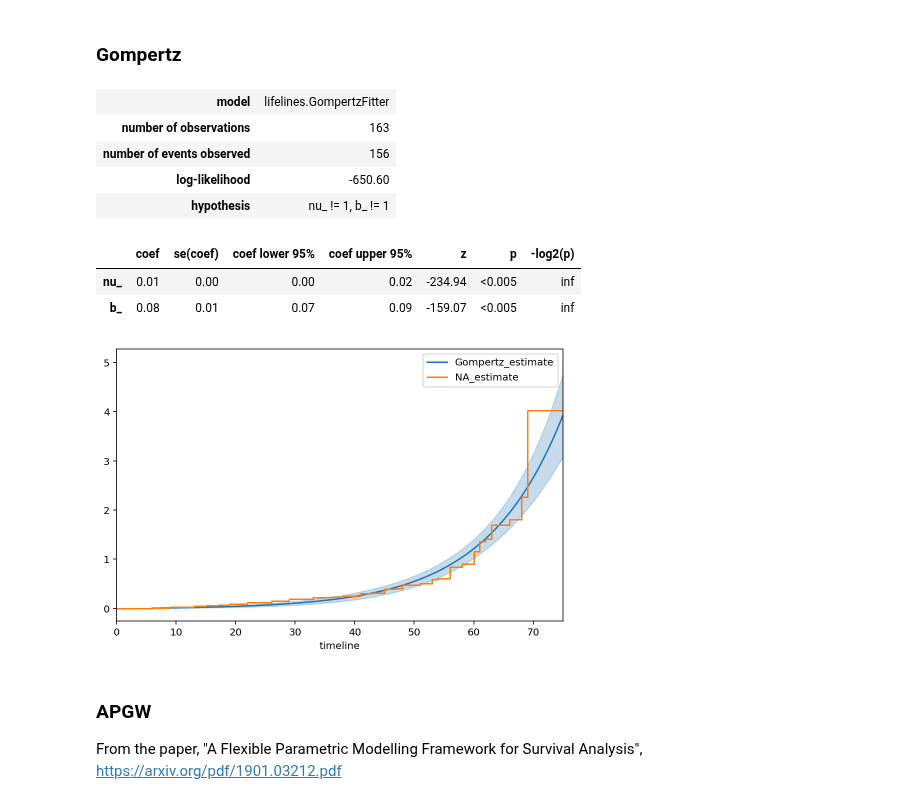
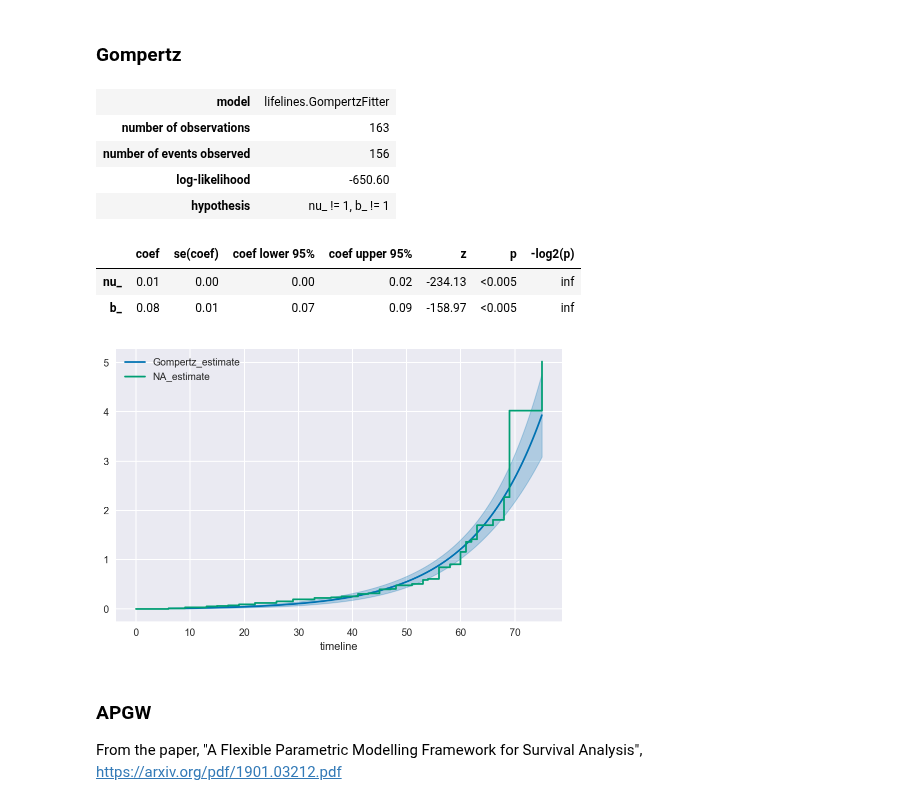
Before and after one commit to CamDavidsonPilon/lifelines, a Jupyter notebook: docs/jupyter_notebooks/Piecewise Exponential Models and Creating Custom Models.ipynb, the cells around one changed output. Saved outputs shown, nothing was run; the diff lists cells and outputs as text; code cells hidden in the pictures.

```diff
--- a/docs/jupyter_notebooks/Piecewise Exponential Models and Creating Custom Models.ipynb
+++ b/docs/jupyter_notebooks/Piecewise Exponential Models and Creating Custom Models.ipynb
@@ -27,6 +27,8 @@ which implies that the cumulative hazard, $H(t)$, has a pretty simple form: $H(t
 # %%
 %matplotlib inline
 %config InlineBackend.figure_format = 'retina'
+plt.style.use('seaborn-colorblind')
+
 
 from matplotlib import pyplot as plt
 import numpy as np
@@ -374,6 +385,7 @@ ax = NelsonAalenFitter().fit(T, E).plot(ax=ax, ci_show=False)
 class GompertzFitter(ParametricUnivariateFitter):
     # this parameterization is slightly different than wikipedia.
     _fitted_parameter_names = ['nu_', 'b_']
+    _compare_to_values = np.array([1., 1.])
 
     def _cumulative_hazard(self, params, times):
         nu_, b_ = params
@@ -381,21 +393,21 @@ class GompertzFitter(ParametricUnivariateFitter):
 # %%
 T, E = waltons['T'], waltons['E']
 
 ggf = GompertzFitter()
-ggf.fit(T, E)
+ggf.fit(T, E, initial_point=[0.1, 0.1])
 ggf.print_summary()
 ax = ggf.plot_cumulative_hazard(figsize=(8,5))
 ax = NelsonAalenFitter().fit(T, E).plot(ax=ax, ci_show=False)
 # %% [output]
 | model | lifelines.GompertzFitter |
 | number of observations | 163 |
 | number of events observed | 156 |
 | log-likelihood | -650.60 |
 | hypothesis | nu_ != 1, b_ != 1 |
 |  | coef | se(coef) | coef lower 95% | coef upper 95% | z | p | -log2(p) |
-| nu_ | 0.01 | 0.00 | 0.00 | 0.02 | -234.94 | <0.005 | inf |
-| b_ | 0.08 | 0.01 | 0.07 | 0.09 | -159.07 | <0.005 | inf |
+| nu_ | 0.01 | 0.00 | 0.00 | 0.02 | -234.13 | <0.005 | inf |
+| b_ | 0.08 | 0.01 | 0.07 | 0.09 | -158.97 | <0.005 | inf |
-[figure, old version]
+[figure, new version]
 # %% [markdown]
 ### APGW
 
```
Also changed, not shown: parts of 12 cells of this notebook, 8 other files.
